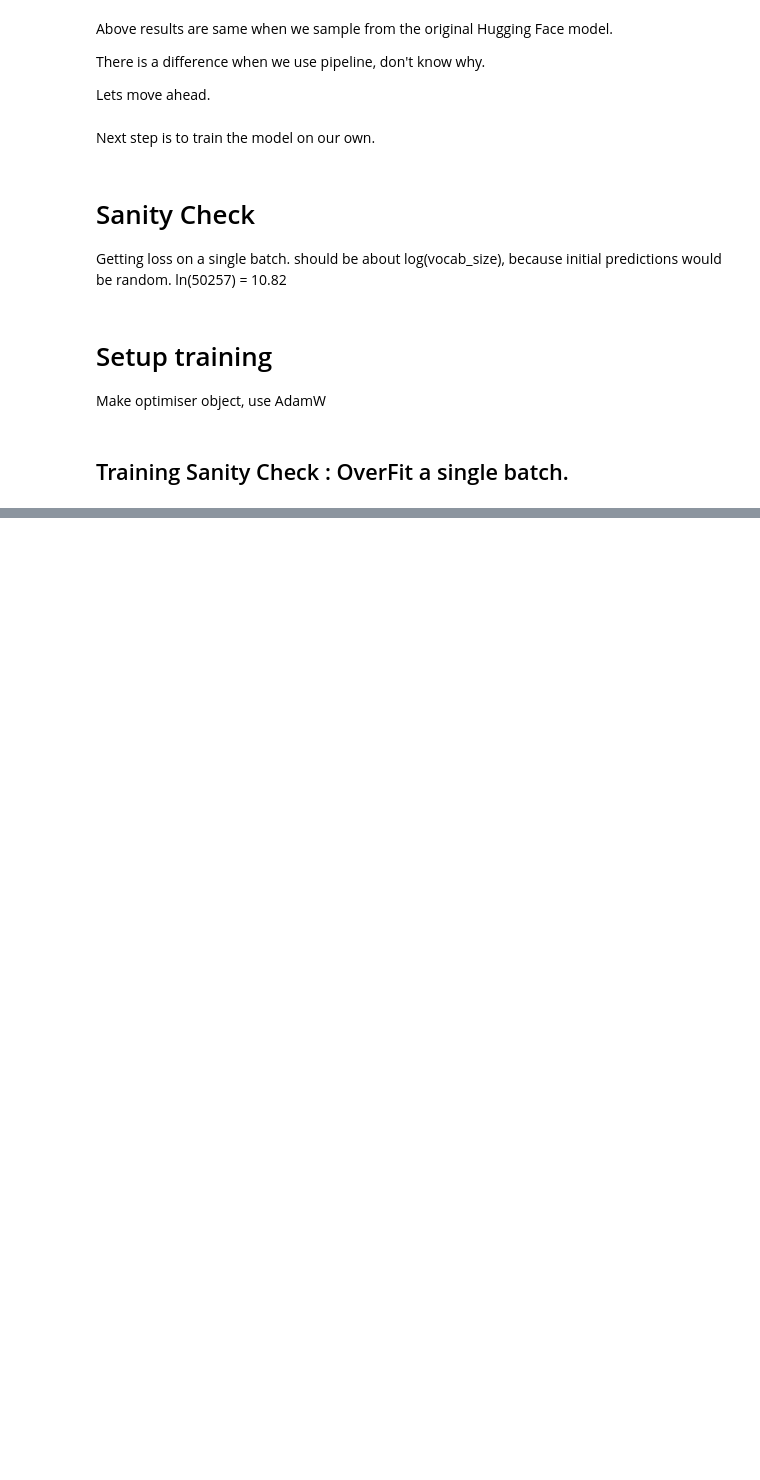
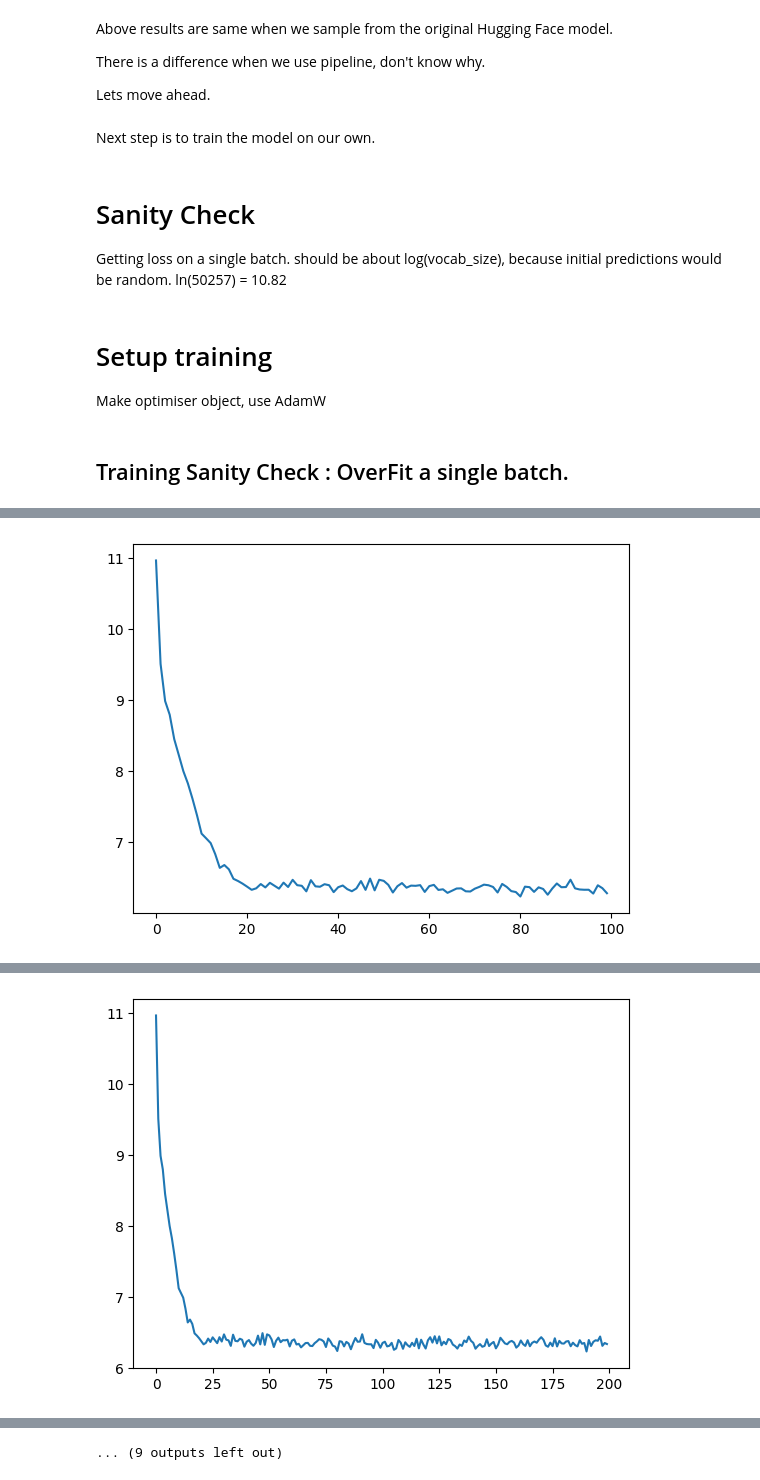
Before and after one commit to div652/GPT-2, a Jupyter notebook: gpt2.ipynb, the cells around one changed output, grey strips where cells are left out. Drawn from its saved outputs; the diff is of its cells as text; code cells hidden in the pictures; blank space fills up the shorter version.

```diff
--- a/gpt2.ipynb
+++ b/gpt2.ipynb
@@ -185,7 +198,7 @@ def get_random_batch(dataloader):
 # %% [markdown]
 ## Setup a batch size, Make a train dataset and dataloader
 # %%
-batch_size = 4
+batch_size = 16
 trainDataLoader = getDataLoader(text,GPTConfig ,batch_size)
 # %% [output]
 Succesfully made textdataset. Num tokens : 338025
@@ -456,26 +471,26 @@ optimizer = torch.optim.AdamW(model.parameters(), GPTConfig.lr)
 # %% [markdown]
 ## Training Sanity Check : OverFit a single batch.
 # %%
-%%script false --no-raise-error
-# Important observation here,
-# when you call .to(device), for tensors it returns a pointer, it is not stateful,
-# but for nn.Module it moves the model parameters to device
-# make a basic graph plot for this training.
-x,y = get_random_batch(trainDataLoader)
-x = x.to(GPTConfig.device)
-y = y.to(GPTConfig.device)
-model.to(GPTConfig.device)
-losses = []
-for i in range(50):
-  optimizer.zero_grad()
-  logits, loss = model(x,y)
-  loss_val = loss.item()
-  losses.append(loss_val)
-  loss.backward()
-  optimizer.step()
-  print(f"step {i}, loss : {loss_val} ")
-plt.plot(losses)
-plt.show()
+# %%script false --no-raise-error
+# # Important observation here,
+# # when you call .to(device), for tensors it returns a pointer, it is not stateful,
+# # but for nn.Module it moves the model parameters to device
+# # make a basic graph plot for this training.
+# x,y = get_random_batch(trainDataLoader)
+# x = x.to(GPTConfig.device)
+# y = y.to(GPTConfig.device)
+# model.to(GPTConfig.device)
+# losses = []
+# for i in range(50):
+#   optimizer.zero_grad()
+#   logits, loss = model(x,y)
+#   loss_val = loss.item()
+#   losses.append(loss_val)
+#   loss.backward()
+#   optimizer.step()
+#   print(f"step {i}, loss : {loss_val} ")
+# plt.plot(losses)
+# plt.show()
 # %%
 losses = []
 num_epochs=1
@@ -488,7 +503,8 @@ for epoch in range(num_epochs):
     optimizer.zero_grad()
     x = x.to(GPTConfig.device)
     y = y.to(GPTConfig.device)
-    logits, loss = model(x,y)
+    with torch.autocast(device_type=GPTConfig.device, dtype =torch.bfloat16):
+      logits, loss = model(x,y)
     loss_val = loss.item()
     losses.append(loss_val)
     loss.backward()
@@ -516,0 +539 @@ epoch : 0, step : 11, loss : 7.307730674743652, dt: 1146.44ms , tok/sec: 3572.81
+[figure, added]
@@ -517,0 +557 @@ KeyboardInterrupt:
+[figure, added]
@@ -517,0 +630 @@ KeyboardInterrupt:
+... (9 outputs left out)
```
Also changed, not shown: parts of 10 cells of this notebook.
